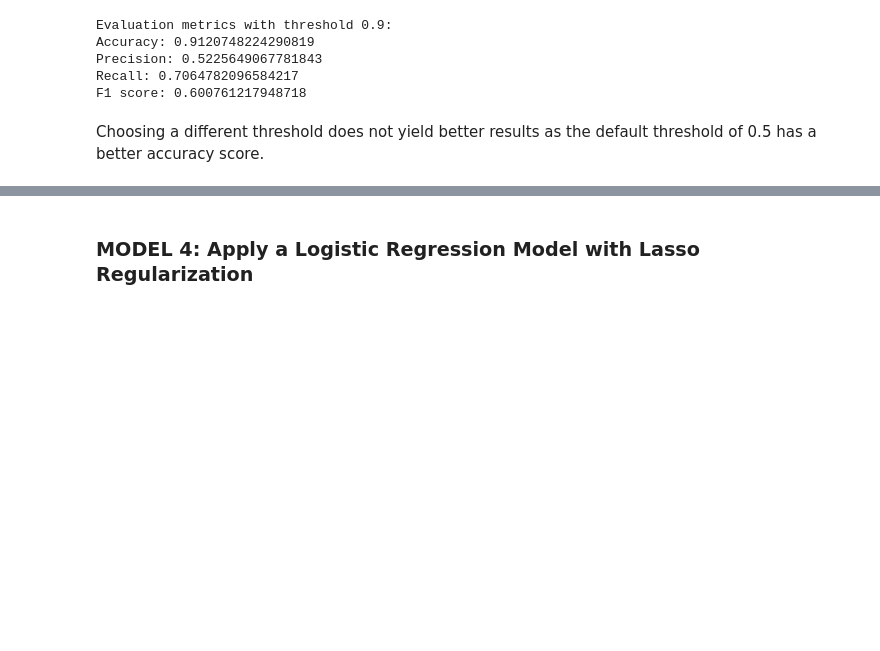
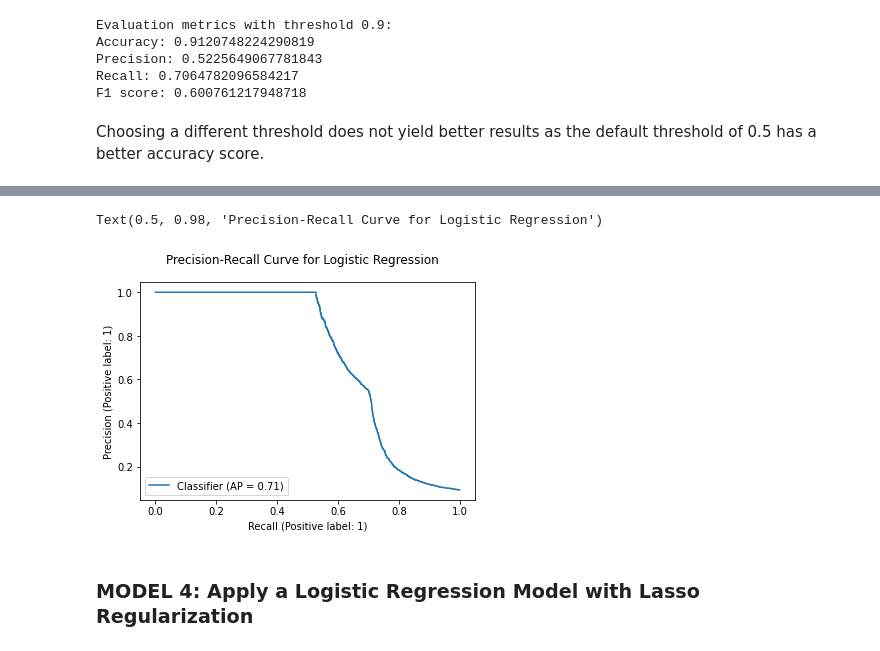
Before and after one commit to lillianlakes/credit-card-fraud-detection, a Jupyter notebook: index.ipynb, the cells around one changed output, grey strips where cells are left out. Cells and saved outputs as stored; diff of their text form; code cells hidden in the pictures; blank space fills up the shorter version.

Commit message:
Adds Precision-Recall curves to Logistic and Lasso models

```diff
--- a/index.ipynb
+++ b/index.ipynb
@@ -1497,3 +1509,9 @@ Choosing a different threshold does not yield better results as the default thre
+# %%
+pr_display = PrecisionRecallDisplay.from_predictions(y_test, logreg_scores[:,1])
+pr_display.figure_.suptitle('Precision-Recall Curve for Logistic Regression')
+# %% [output]
+Text(0.5, 0.98, 'Precision-Recall Curve for Logistic Regression')
+[figure, added]
 # %% [markdown]
 ### MODEL 4: Apply a Logistic Regression Model with Lasso Regularization
 # %% [markdown]
```
Also changed, not shown: parts of 6 cells of this notebook.
